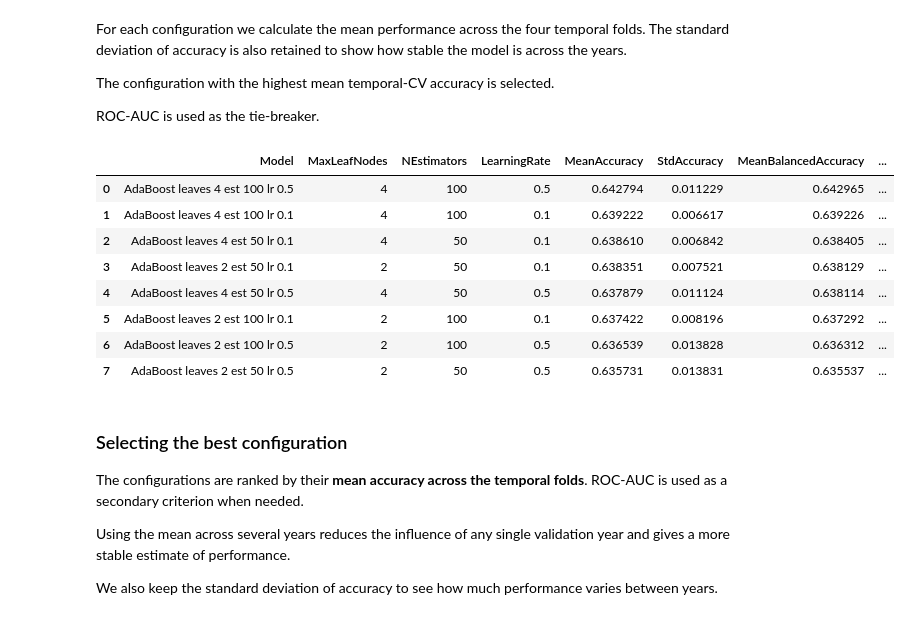
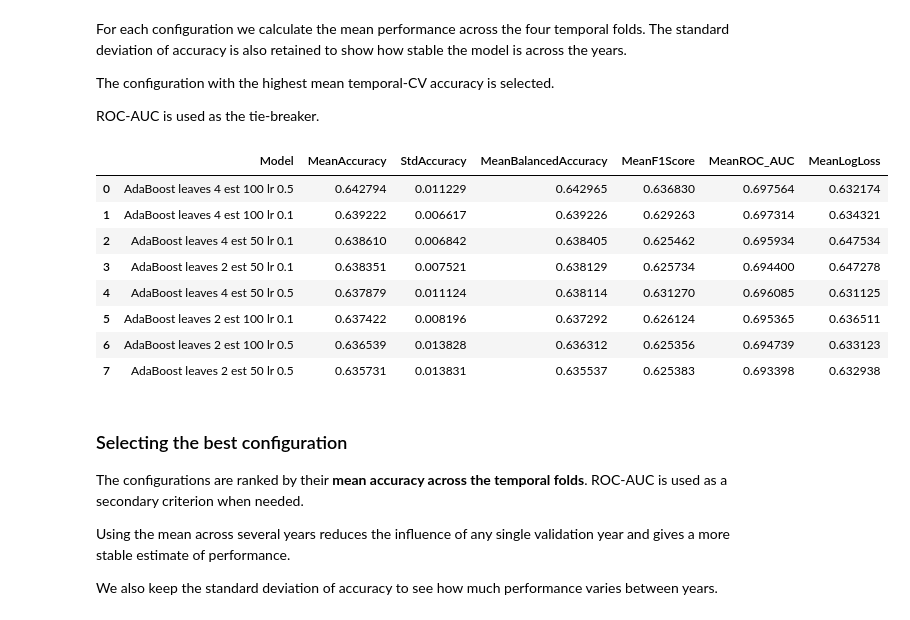
Before and after one commit to elimiotto05/artificial_intelligence, a Jupyter notebook: notebooks/08_adaboost_classifier.ipynb, the cells around one changed output. Saved outputs shown, nothing was run; the diff lists cells and outputs as text; code cells hidden in the pictures.

```diff
--- a/notebooks/08_adaboost_classifier.ipynb
+++ b/notebooks/08_adaboost_classifier.ipynb
@@ -279,7 +279,7 @@ for configuration in configurations:
 
         # Player1Won = 1 -> Player 1 won
         # Player1Won = 0 -> Player 2 won
-        y_fold_train = (["Player1Won"].to_numpy())
+        y_fold_train = (fold_train["Player1Won"].to_numpy())
         y_fold_validation = (fold_validation["Player1Won"].to_numpy())
 
         # use a small decision tree as the weak learner
@@ -316,7 +316,9 @@ for configuration in configurations:
             y_probability=current_probabilities
         )
 
-        current_fold_result = current_fold_result.iloc[0].to_dict()
+        current_fold_result = (
+            current_fold_results.iloc[0].to_dict()
+        )
 
         current_fold_result["Fold"] = fold_number
         current_fold_result["ValidationYear"] = validation_year
@@ -374,34 +376,34 @@ The configuration with the highest mean temporal-CV accuracy is selected.
 ROC-AUC is used as the tie-breaker.
 # %%
 # calculate average performance across the four temporal folds.
-adaboost_cv_summary = (
+adaboost_cv_tuning_summary = (
     adaboost_cv_fold_results.groupby("Model", as_index=False).agg(
         MeanAccuracy = ("Accuracy", "mean"),
         StdAccuracy = ("Accuracy", "std"),
         MeanBalancedAccuracy = ("BalancedAccuracy", "mean"),
         MeanF1Score = ("F1", "mean"),
         MeanROC_AUC = ("ROC-AUC", "mean"),
         MeanLogLoss = ("LogLoss", "mean")
     )
 )
 
 # Rank configurations by mean accuracy, using ROC-AUC as a tie-breaker.
-adaboost_cv_summary = adaboost_cv_summary.sort_values(
+adaboost_cv_tuning_summary = adaboost_cv_tuning_summary.sort_values(
     by=["MeanAccuracy", "MeanROC_AUC"],
     ascending=[False, False]
 ).reset_index(drop=True)
 
-adaboost_cv_summary
+adaboost_cv_tuning_summary
 # %% [output]
-|  | Model | MaxLeafNodes | NEstimators | LearningRate | MeanAccuracy | StdAccuracy | MeanBalancedAccuracy | ... |
-| 0 | AdaBoost leaves 4 est 100 lr 0.5 | 4 | 100 | 0.5 | 0.642794 | 0.011229 | 0.642965 | ... |
-| 1 | AdaBoost leaves 4 est 100 lr 0.1 | 4 | 100 | 0.1 | 0.639222 | 0.006617 | 0.639226 | ... |
-| 2 | AdaBoost leaves 4 est 50 lr 0.1 | 4 | 50 | 0.1 | 0.638610 | 0.006842 | 0.638405 | ... |
-| 3 | AdaBoost leaves 2 est 50 lr 0.1 | 2 | 50 | 0.1 | 0.638351 | 0.007521 | 0.638129 | ... |
-| 4 | AdaBoost leaves 4 est 50 lr 0.5 | 4 | 50 | 0.5 | 0.637879 | 0.011124 | 0.638114 | ... |
-| 5 | AdaBoost leaves 2 est 100 lr 0.1 | 2 | 100 | 0.1 | 0.637422 | 0.008196 | 0.637292 | ... |
-| 6 | AdaBoost leaves 2 est 100 lr 0.5 | 2 | 100 | 0.5 | 0.636539 | 0.013828 | 0.636312 | ... |
-| 7 | AdaBoost leaves 2 est 50 lr 0.5 | 2 | 50 | 0.5 | 0.635731 | 0.013831 | 0.635537 | ... |
+|  | Model | MeanAccuracy | StdAccuracy | MeanBalancedAccuracy | MeanF1Score | MeanROC_AUC | MeanLogLoss |
+| 0 | AdaBoost leaves 4 est 100 lr 0.5 | 0.642794 | 0.011229 | 0.642965 | 0.636830 | 0.697564 | 0.632174 |
+| 1 | AdaBoost leaves 4 est 100 lr 0.1 | 0.639222 | 0.006617 | 0.639226 | 0.629263 | 0.697314 | 0.634321 |
+| 2 | AdaBoost leaves 4 est 50 lr 0.1 | 0.638610 | 0.006842 | 0.638405 | 0.625462 | 0.695934 | 0.647534 |
+| 3 | AdaBoost leaves 2 est 50 lr 0.1 | 0.638351 | 0.007521 | 0.638129 | 0.625734 | 0.694400 | 0.647278 |
+| 4 | AdaBoost leaves 4 est 50 lr 0.5 | 0.637879 | 0.011124 | 0.638114 | 0.631270 | 0.696085 | 0.631125 |
+| 5 | AdaBoost leaves 2 est 100 lr 0.1 | 0.637422 | 0.008196 | 0.637292 | 0.626124 | 0.695365 | 0.636511 |
+| 6 | AdaBoost leaves 2 est 100 lr 0.5 | 0.636539 | 0.013828 | 0.636312 | 0.625356 | 0.694739 | 0.633123 |
+| 7 | AdaBoost leaves 2 est 50 lr 0.5 | 0.635731 | 0.013831 | 0.635537 | 0.625383 | 0.693398 | 0.632938 |
 # %% [markdown]
 ### Selecting the best configuration
 
```
Also changed, not shown: parts of 8 cells of this notebook, 11 other files.
